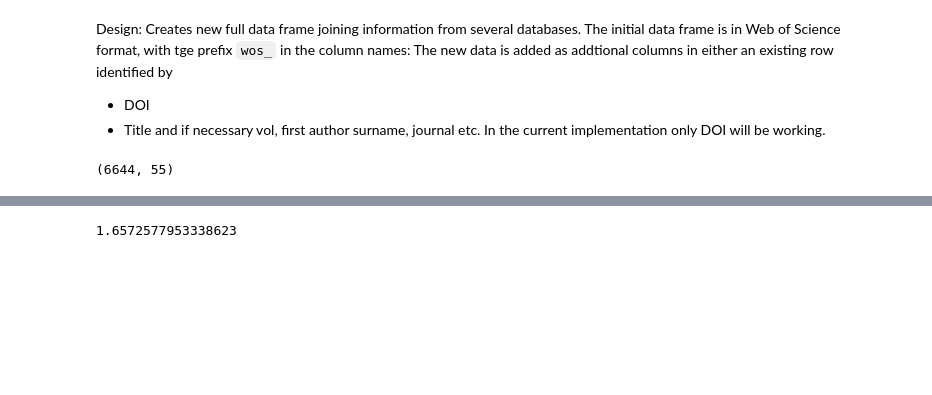
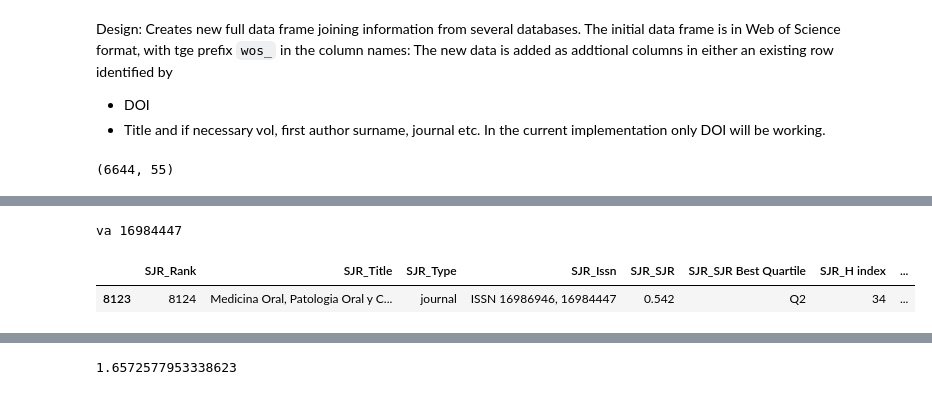
Before and after one commit to restrepo/articles, a Jupyter notebook: openacces.ipynb, the cells around one changed output, grey strips where cells are left out. Saved outputs shown, nothing was run; the diff lists cells and outputs as text; code cells hidden in the pictures; blank space fills up the shorter version.

```diff
--- a/openacces.ipynb
+++ b/openacces.ipynb
@@ -201,0 +145,14 @@ Name: 3660, Length: 55, dtype: object
+# %%
+self.articles=fill_NaN(self.articles)
+kk=self.articles[self.articles.SJR_Title=='']
+for issn in kk.SN.str.replace('-','').unique():
+    if issn:
+
+            print('va',issn)
+            break
+
+mtch
+# %% [output]
+va 16984447
+|  | SJR_Rank | SJR_Title | SJR_Type | SJR_Issn | SJR_SJR | SJR_SJR Best Quartile | SJR_H index | ... |
+| 8123 | 8124 | Medicina Oral, Patologia Oral y C... | journal | ISSN 16986946, 16984447 | 0.542 | Q2 | 34 | ... |
```
Also changed, not shown: parts of 23 cells of this notebook.
